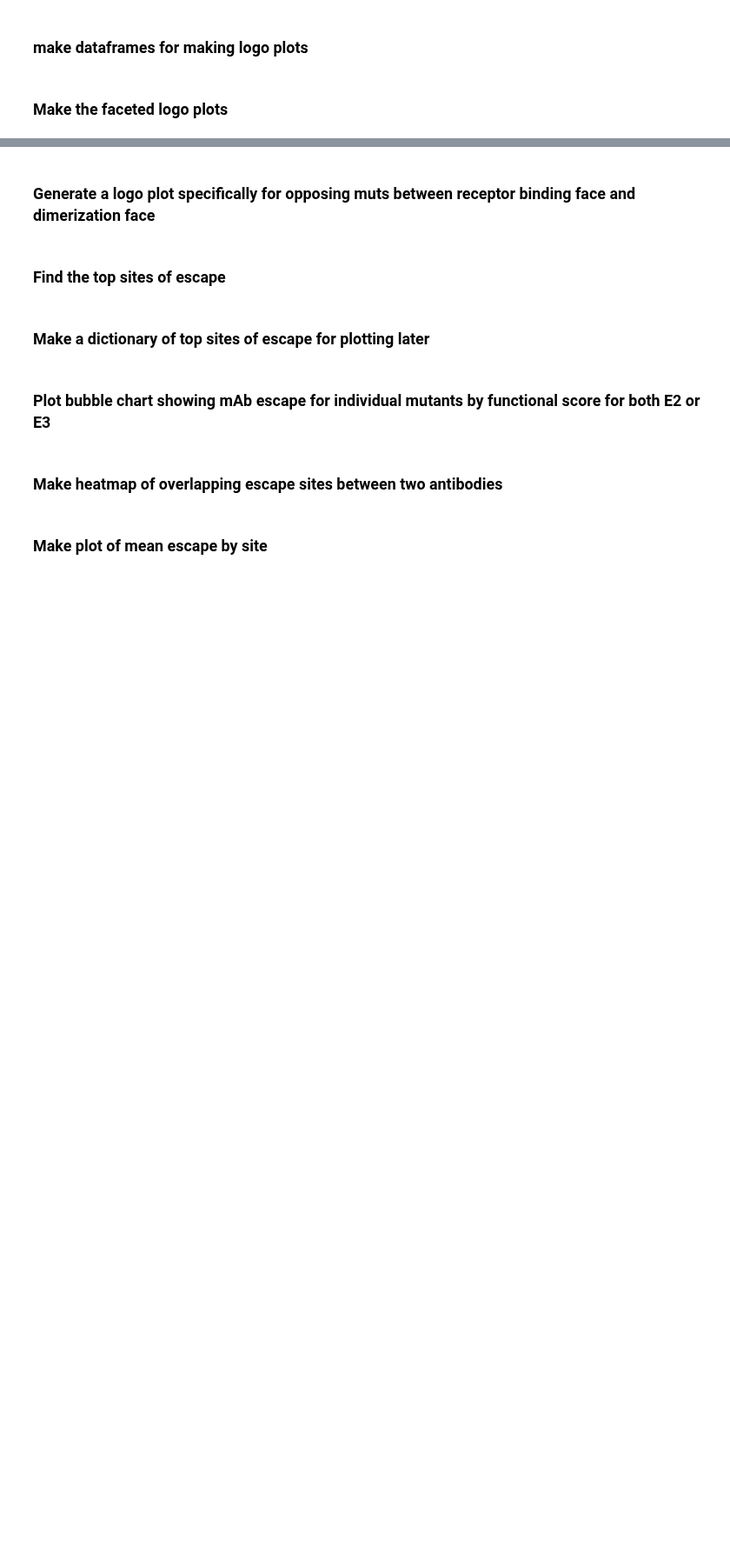
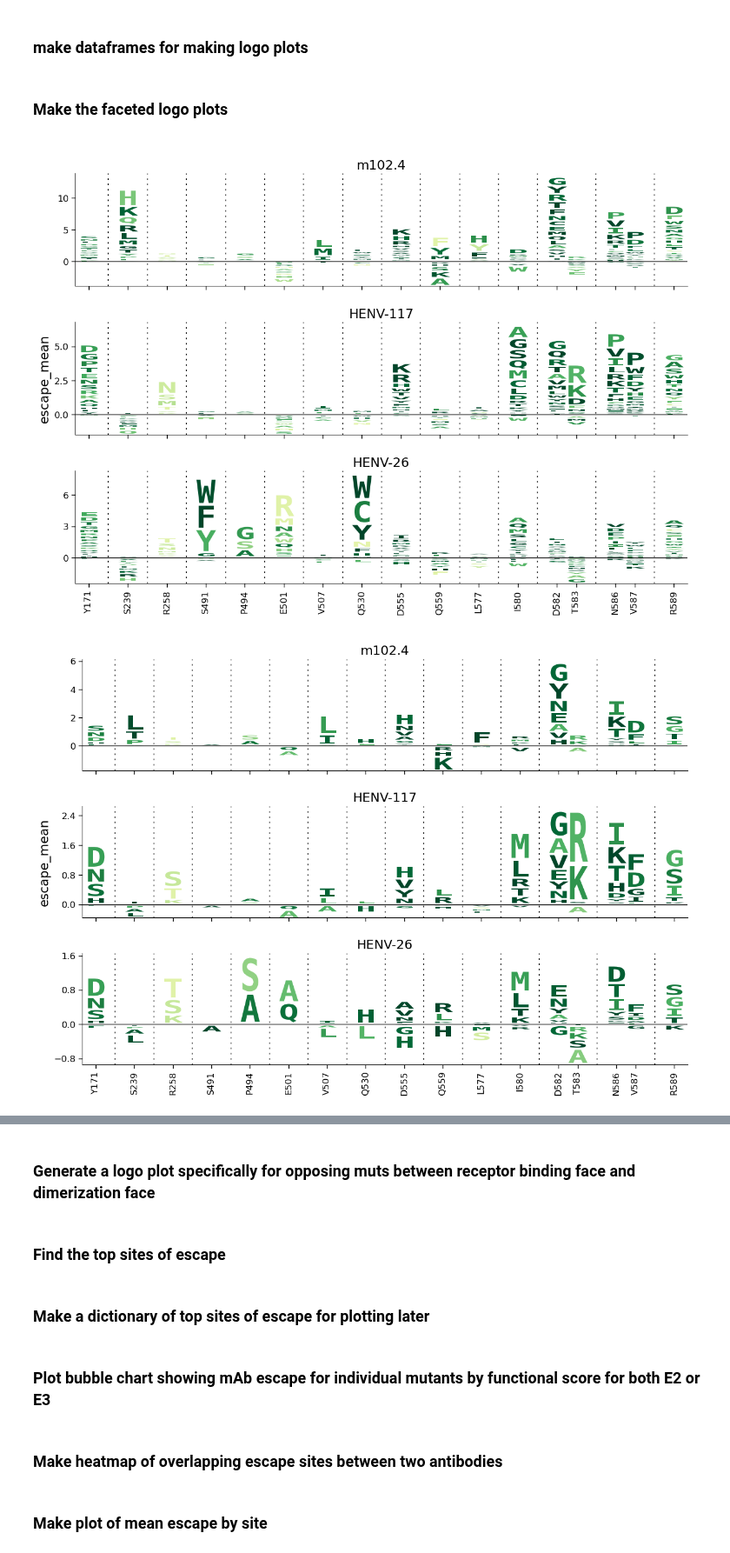
Before and after one commit to dms-vep/Nipah_Malaysia_RBP_DMS, a Jupyter notebook: notebooks/analyze_escape_data.ipynb, the cells around one changed output, grey strips where cells are left out. Shown at 87% size. Drawn from its saved outputs; the diff is of its cells as text; code cells hidden in the pictures; blank space fills up the shorter version.

```diff
--- a/notebooks/analyze_escape_data.ipynb
+++ b/notebooks/analyze_escape_data.ipynb
@@ -158,31 +170,34 @@ fusion_trig_df = fusion_trig_df.sort_values(by='ab')
 def generate_facet_logo_plot(df,output_file_name):
     """Generate logo plot and save as a file."""
     draw_logo_kwargs={
         "letter_col": "mutant",
         "color_col": "color",
         "xtick_col": "wildtype_site",
         "letter_height_col": "escape_mean",
         "xlabel": "",
-        "clip_negative_heights": True,
+        "clip_negative_heights": False,
     }
     fig, ax = dmslogo.facet_plot(
         data=df,
         x_col='site',
         gridrow_col='ab',
         share_ylim_across_rows=False,
         show_col=None,
         draw_logo_kwargs=draw_logo_kwargs,
     )
     fig
     fig.savefig(output_file_name, bbox_inches='tight',format='svg')
 
 
 # Call functions and save logo plots
 generate_facet_logo_plot(binding_face_df,'results/images/logo_plots/binding_face_escape.svg')
 generate_facet_logo_plot(binding_face_df.query('min_mutations == 1'),'results/images/logo_plots/binding_face_escape_1_mutant_away.svg')
 
 generate_facet_logo_plot(dimer_face_df,'results/images/logo_plots/dimer_face_escape.svg')
 generate_facet_logo_plot(dimer_face_df.query('min_mutations ==1'),'results/images/logo_plots/dimer_face_escape_1_mutant_away.svg')
 
 generate_facet_logo_plot(nAH1_df,'results/images/logo_plots/nAH1_escape_solo.svg')
 generate_facet_logo_plot(nAH1_df.query('min_mutations ==1'),'results/images/logo_plots/nAH1_escape_solo_1_mutant_away.svg')
+# %% [output]
+[figure, added]
+[figure, added]
```
Also changed, not shown: parts of 4 cells of this notebook, 22 other files.
